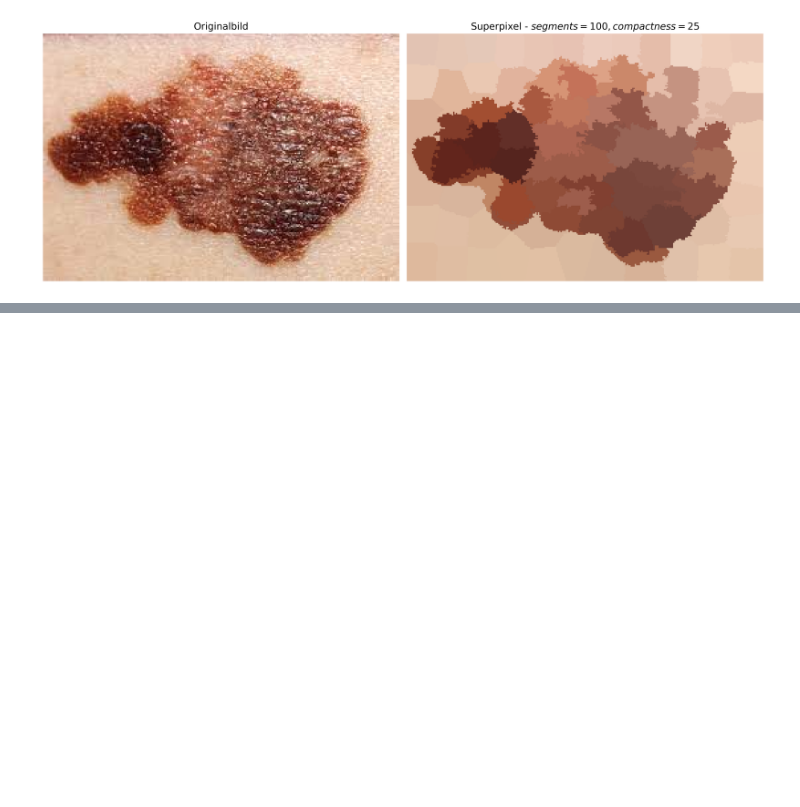
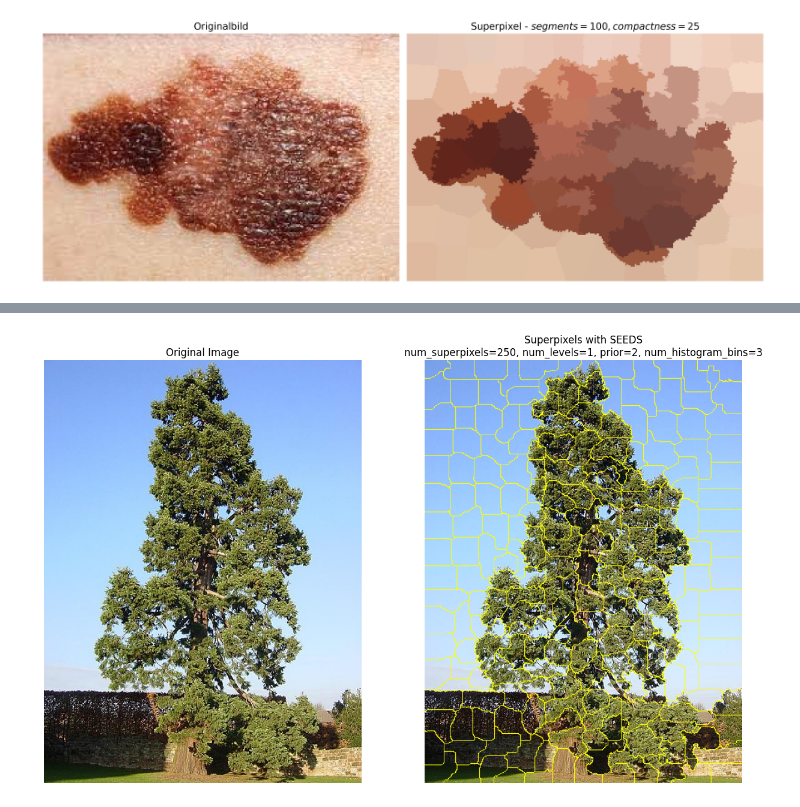
Before and after one commit to tbalser/Skin_Cancer_Detection_MNIST, a Jupyter notebook: superpixel-segmentation.ipynb, the cells around one changed output, grey strips where cells are left out. Drawn from its saved outputs; the diff is of its cells as text; code cells hidden in the pictures; blank space fills up the shorter version.

```diff
--- a/superpixel-segmentation.ipynb
+++ b/superpixel-segmentation.ipynb
@@ -74,0 +36,51 @@ plt.show()
+# %%
+# Importiere die notwendigen Bibliotheken
+import cv2
+import numpy as np
+import matplotlib.pyplot as plt
+
+# Lade das Bild
+image_path = 'Baum.jpg'  # Pfad zu deinem Bild
+image = cv2.imread(image_path)
+image_rgb = cv2.cvtColor(image, cv2.COLOR_BGR2RGB)
+
+# Konvertiere das Bild in den LAB-Farbraum
+image_lab = cv2.cvtColor(image, cv2.COLOR_BGR2Lab)
+
+# Initialisiere die SEEDS-Superpixel-Segmentierung
+num_superpixels = 250  # Anzahl der gewünschten Superpixel
+num_levels = 1  # Anzahl der Ebenen
+prior = 2  # Balance zwischen Farb- und Kontur-Information
+num_histogram_bins = 3  # Anzahl der Histogramm-Bins
+
+seeds = cv2.ximgproc.createSuperpixelSEEDS(
+    image.shape[1], image.shape[0], image.shape[2],
+    num_superpixels, num_levels, prior, num_histogram_bins
+)
+
+# Wende SEEDS-Superpixel-Segmentierung an
+seeds.iterate(image_lab, num_iterations=10)
+
+# Erhalte die Labels der Superpixel
+labels = seeds.getLabels()
+
+# Zeichne die Konturen der Superpixel auf das Bild
+mask = seeds.getLabelContourMask(False)
+contours = image_rgb.copy()
+contours[mask == 255] = [255, 255, 0]  # Zeichne die Konturen in Rot
+
+
+# Zeige das Originalbild und das Bild mit Superpixel-Konturen
+fig, ax = plt.subplots(1, 2, figsize=(15, 15))
+ax[0].imshow(image_rgb)
+ax[0].set_title('Original Image')
+ax[0].axis('off')
+
+title_params = f'Superpixels with SEEDS\nnum_superpixels={num_superpixels}, num_levels={num_levels}, prior={prior}, num_histogram_bins={num_histogram_bins}'
+ax[1].imshow(contours)
+ax[1].set_title(title_params)
+ax[1].axis('off')
+
+plt.show()
+# %% [output]
+[figure, added]
```
Also changed, not shown: parts of 2 cells of this notebook, 22 other files.
